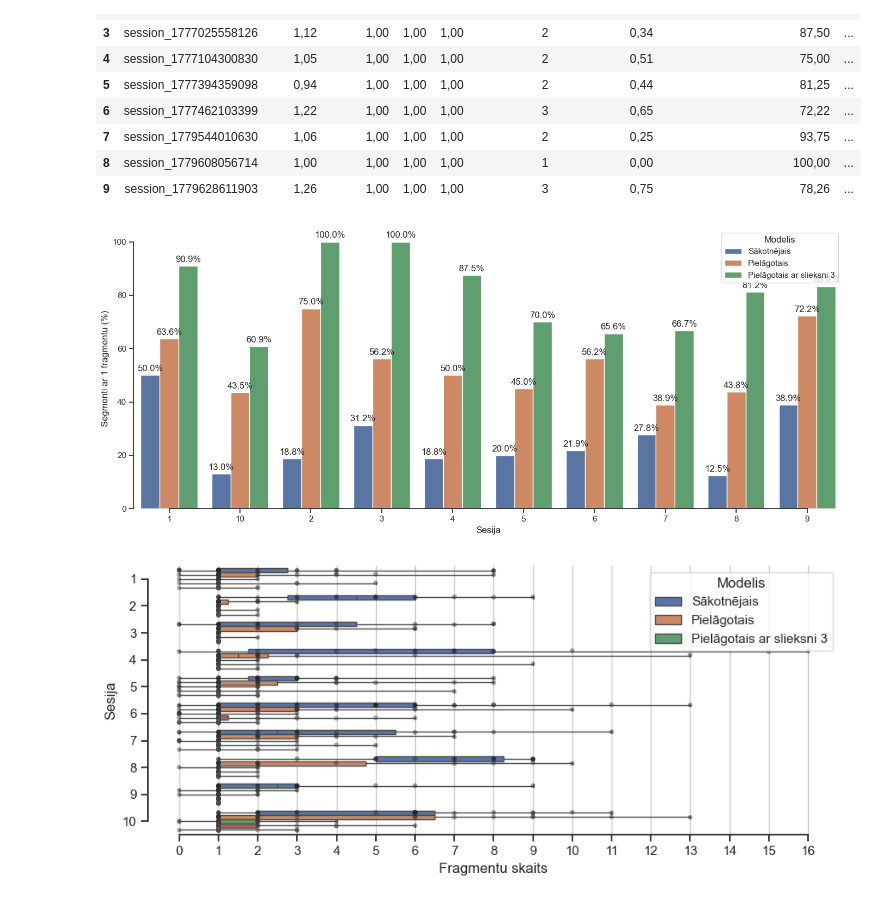
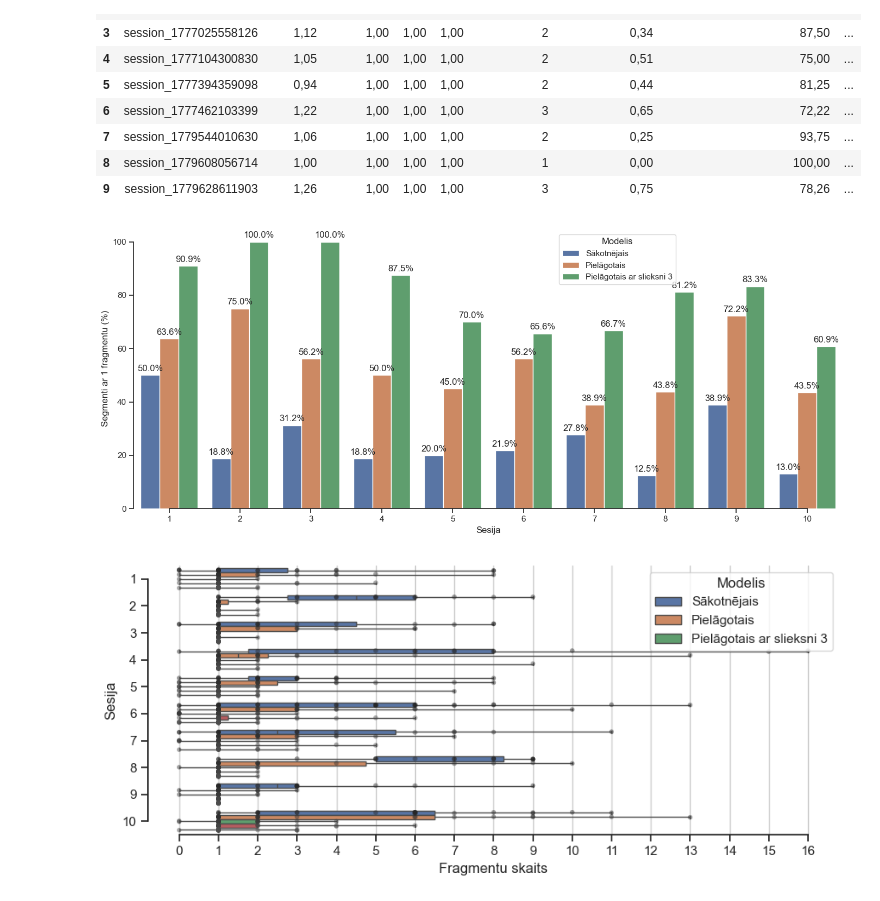
Before and after one commit to Markuss-B/GAR, a Jupyter notebook: data/recordings/analysis2.ipynb, the cells around one changed output. Cells and saved outputs as stored; diff of their text form; code cells hidden in the pictures.

```diff
--- a/data/recordings/analysis2.ipynb
+++ b/data/recordings/analysis2.ipynb
@@ -2598,7 +2598,7 @@ display(calculate_fragmentation_per_session(fragmentation_df_inertia_2_10).style
 def plot_one_fragment_percentage_per_session_comparison(fragmentation_dfs, model_order=["Sākotnējais", "Pielāgotais", "Pielāgotais ar slieksni 3"]):
     combined_df = pd.concat(fragmentation_dfs, ignore_index=True)
 
-    combined_df["session_id"] = combined_df["session_id"].astype(str)
+    combined_df["session_id"] = combined_df["session_id"]
 
     # Calculate percentage of segments with 1 fragment per session and model
     summary_df = (
@@ -2621,34 +2621,35 @@ def plot_one_fragment_percentage_per_session_comparison(fragmentation_dfs, model
 
     ax.set(
         xlabel="Sesija",
         ylabel="Segmenti ar 1 fragmentu (%)",
         title=""
     )
 
     # add percentage labels on top of bars
     for container in ax.containers:
         ax.bar_label(container, fmt="%.1f%%", padding=3)
 
 
     # Remove duplicate legends from boxplot + stripplot
     handles, labels = ax.get_legend_handles_labels()
     ax.legend(
         handles[:len(fragmentation_dfs)],
         labels[:len(fragmentation_dfs)],
         title="Modelis",
+        loc=(0.6, 0.8)
     )
 
     # fix x axis to go to 0
 
     sns.despine(trim=True)
     plt.tight_layout()
     plt.show()
 
 plot_one_fragment_percentage_per_session_comparison(
     [fragmentation_df, fragmentation_df_finetuned, fragmentation_df_finetuned_acc3],
 )
 # %% [output]
-[figure, old version]
+[figure, new version]
 # %%
 #plot_fragmentation_per_session(fragmentation_df)
 # finetuned fragmentation per session
```
Also changed, not shown: parts of 1 cell of this notebook, 8 other files.
